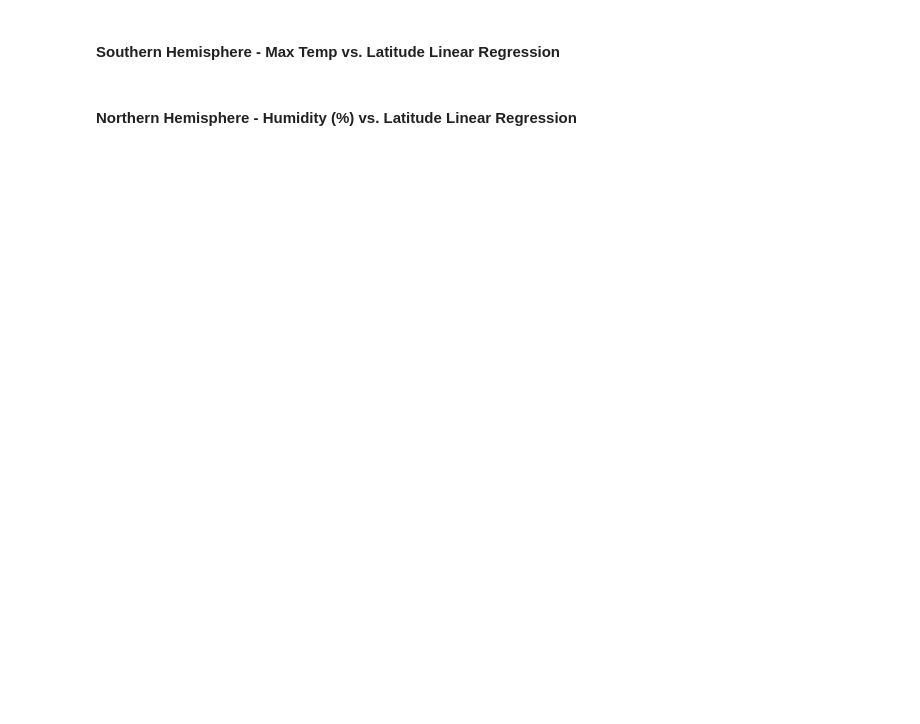
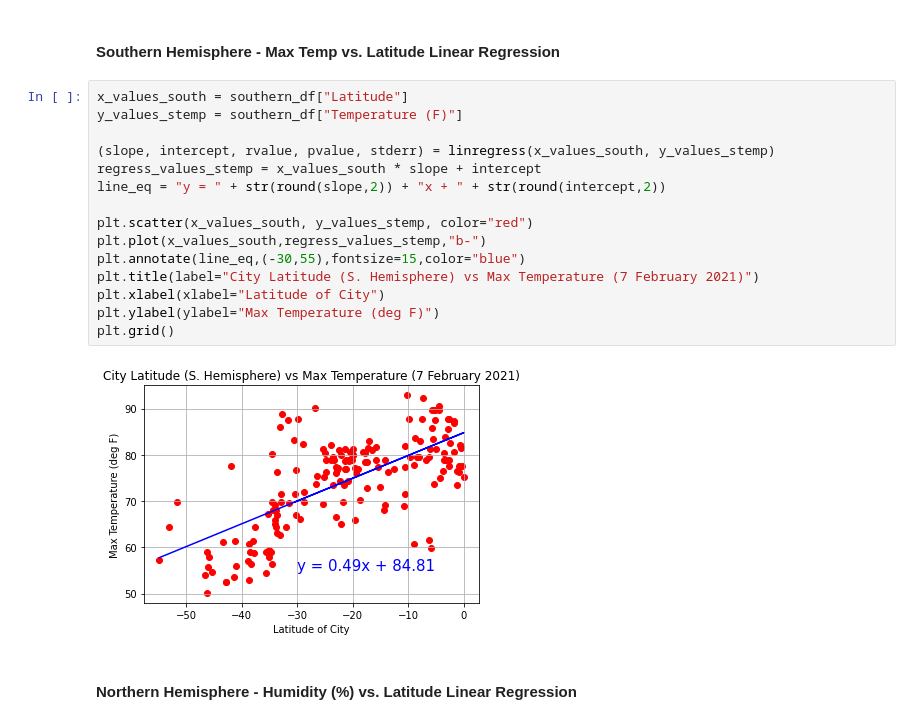
Before and after one commit to njmorr/python-api-challenge, a Jupyter notebook: WeatherPy/WeatherPy.ipynb, the cells around one changed output. Cells and saved outputs as stored; diff of their text form; blank space fills up the shorter version.

```diff
--- a/WeatherPy/WeatherPy.ipynb
+++ b/WeatherPy/WeatherPy.ipynb
@@ -263,5 +263,22 @@ plt.show()
 # %% [markdown]
 ####  Southern Hemisphere - Max Temp vs. Latitude Linear Regression
+# %%
+x_values_south = southern_df["Latitude"]
+y_values_stemp = southern_df["Temperature (F)"]
+
+(slope, intercept, rvalue, pvalue, stderr) = linregress(x_values_south, y_values_stemp)
+regress_values_stemp = x_values_south * slope + intercept
+line_eq = "y = " + str(round(slope,2)) + "x + " + str(round(intercept,2))
+
+plt.scatter(x_values_south, y_values_stemp, color="red")
+plt.plot(x_values_south,regress_values_stemp,"b-")
+plt.annotate(line_eq,(-30,55),fontsize=15,color="blue")
+plt.title(label="City Latitude (S. Hemisphere) vs Max Temperature (7 February 2021)")
+plt.xlabel(xlabel="Latitude of City")
+plt.ylabel(ylabel="Max Temperature (deg F)")
+plt.grid()
+# %% [output]
+[figure, added]
 # %% [markdown]
 ####  Northern Hemisphere - Humidity (%) vs. Latitude Linear Regression
 # %%
```
Also changed, not shown: parts of 5 cells of this notebook.
